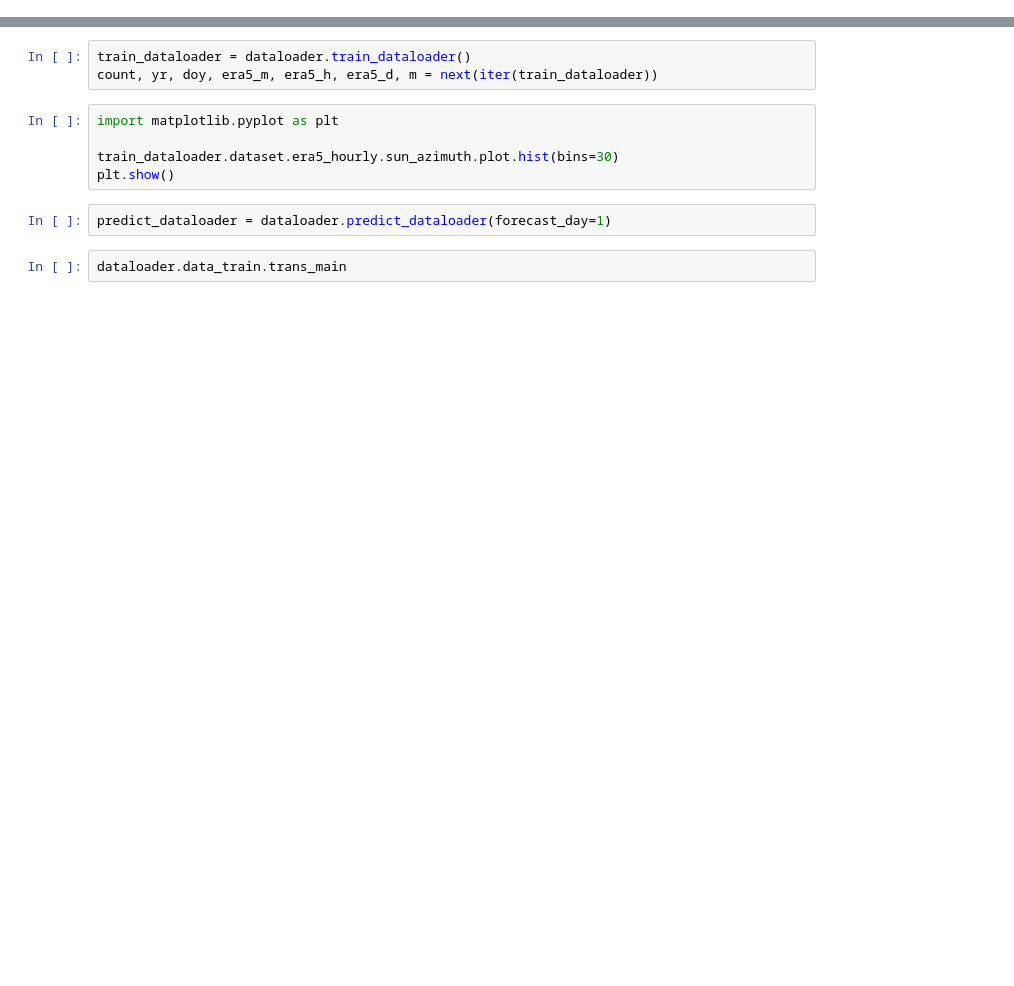
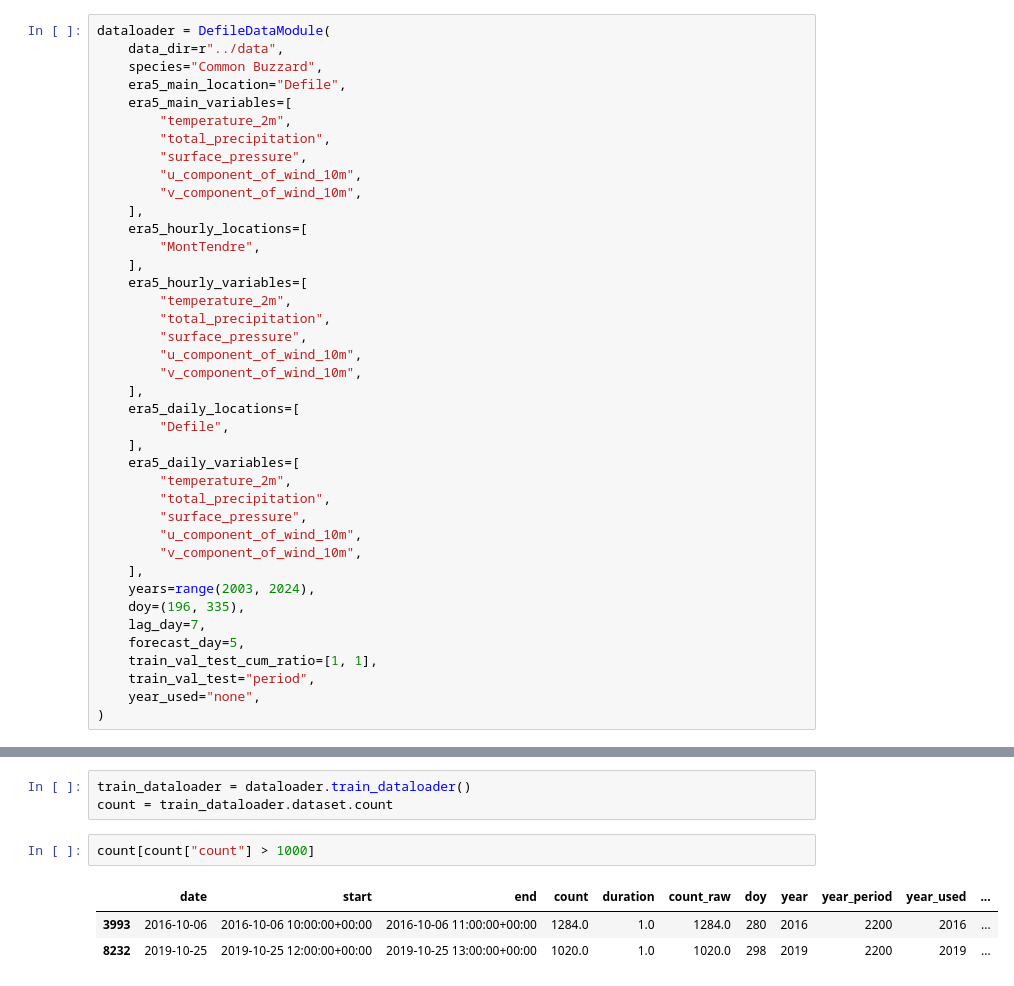
Before and after one commit to AmedeeRoy/defile-migration-forecast, a Jupyter notebook: notebooks/load_datamodule_manually.ipynb, the cells around one changed output, grey strips where cells are left out. Cells and saved outputs as stored; diff of their text form; blank space fills up the shorter version.

```diff
--- a/notebooks/load_datamodule_manually.ipynb
+++ b/notebooks/load_datamodule_manually.ipynb
@@ -26,0 +18,40 @@ dataloader.setup()
+# %%
+dataloader = DefileDataModule(
+    data_dir=r"../data",
+    species="Common Buzzard",
+    era5_main_location="Defile",
+    era5_main_variables=[
+        "temperature_2m",
+        "total_precipitation",
+        "surface_pressure",
+        "u_component_of_wind_10m",
+        "v_component_of_wind_10m",
+    ],
+    era5_hourly_locations=[
+        "MontTendre",
+    ],
+    era5_hourly_variables=[
+        "temperature_2m",
+        "total_precipitation",
+        "surface_pressure",
+        "u_component_of_wind_10m",
+        "v_component_of_wind_10m",
+    ],
+    era5_daily_locations=[
+        "Defile",
+    ],
+    era5_daily_variables=[
+        "temperature_2m",
+        "total_precipitation",
+        "surface_pressure",
+        "u_component_of_wind_10m",
+        "v_component_of_wind_10m",
+    ],
+    years=range(2003, 2024),
+    doy=(196, 335),
+    lag_day=7,
+    forecast_day=5,
+    train_val_test_cum_ratio=[1, 1],
+    train_val_test="period",
+    year_used="none",
+)
@@ -27,12 +79,9 @@ dataloader.setup()
 # %%
 train_dataloader = dataloader.train_dataloader()
-count, yr, doy, era5_m, era5_h, era5_d, m = next(iter(train_dataloader))
+count = train_dataloader.dataset.count
-# %%
-import matplotlib.pyplot as plt
-
-train_dataloader.dataset.era5_hourly.sun_azimuth.plot.hist(bins=30)
-plt.show()
-# %%
-predict_dataloader = dataloader.predict_dataloader(forecast_day=1)
-# %%
-dataloader.data_train.trans_main
+# %%
+count[count["count"] > 1000]
+# %% [output]
+|  | date | start | end | count | duration | count_raw | doy | year | year_period | year_used | ... |
+| 3993 | 2016-10-06 | 2016-10-06 10:00:00+00:00 | 2016-10-06 11:00:00+00:00 | 1284.0 | 1.0 | 1284.0 | 280 | 2016 | 2200 | 2016 | ... |
+| 8232 | 2019-10-25 | 2019-10-25 12:00:00+00:00 | 2019-10-25 13:00:00+00:00 | 1020.0 | 1.0 | 1020.0 | 298 | 2019 | 2200 | 2019 | ... |
```
Also changed, not shown: parts of 14 cells of this notebook, 2 other files.
